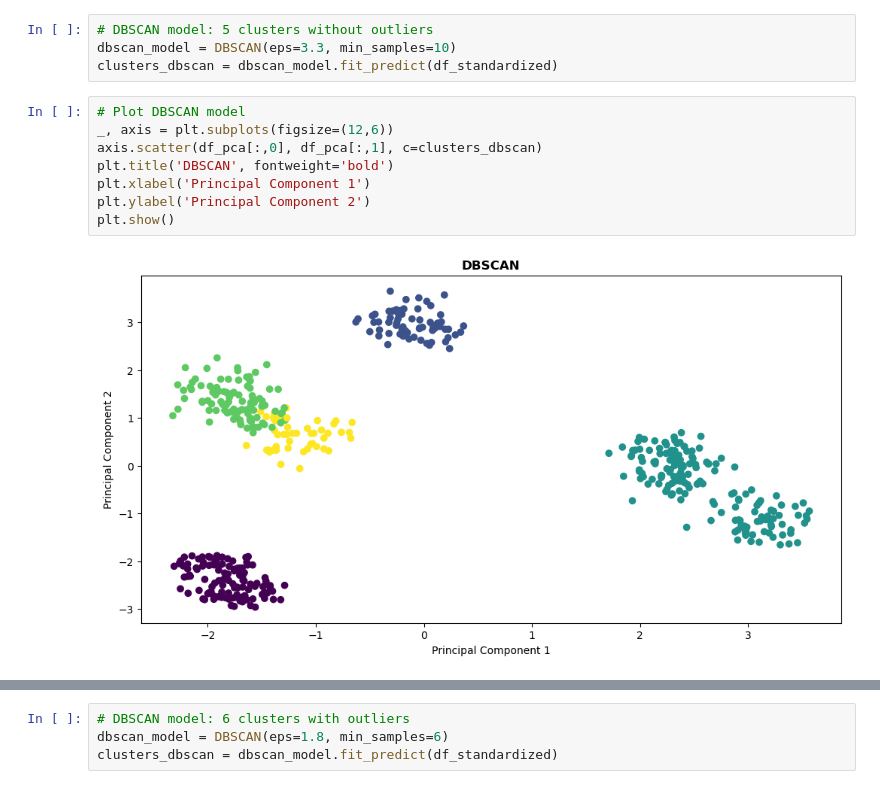
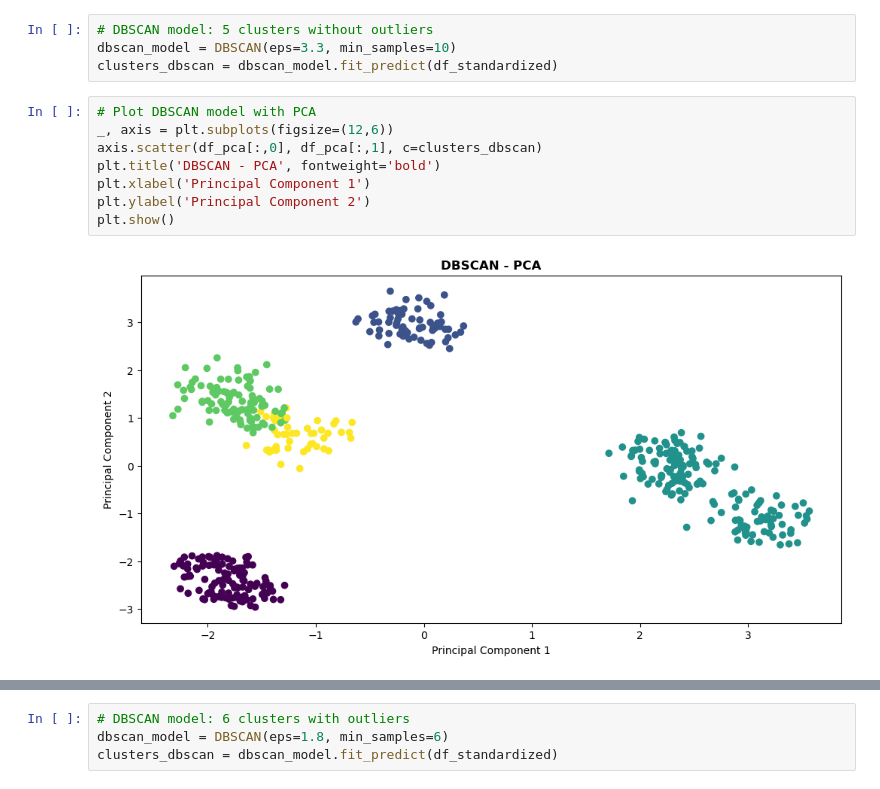
Before and after one commit to kkudzelich/clustering-of-clients, a Jupyter notebook: kaggle5.ipynb, the cells around one changed output, grey strips where cells are left out. Saved outputs shown, nothing was run; the diff lists cells and outputs as text.

```diff
--- a/kaggle5.ipynb
+++ b/kaggle5.ipynb
@@ -321,12 +362,12 @@ plt.show()
 dbscan_model = DBSCAN(eps=3.3, min_samples=10)
 clusters_dbscan = dbscan_model.fit_predict(df_standardized)
 # %%
-# Plot DBSCAN model
+# Plot DBSCAN model with PCA
 _, axis = plt.subplots(figsize=(12,6))
 axis.scatter(df_pca[:,0], df_pca[:,1], c=clusters_dbscan)
-plt.title('DBSCAN', fontweight='bold')
+plt.title('DBSCAN - PCA', fontweight='bold')
 plt.xlabel('Principal Component 1')
 plt.ylabel('Principal Component 2')
 plt.show()
 # %% [output]
-[figure, old version]
+[figure, new version]
```
Also changed, not shown: parts of 39 cells of this notebook.
